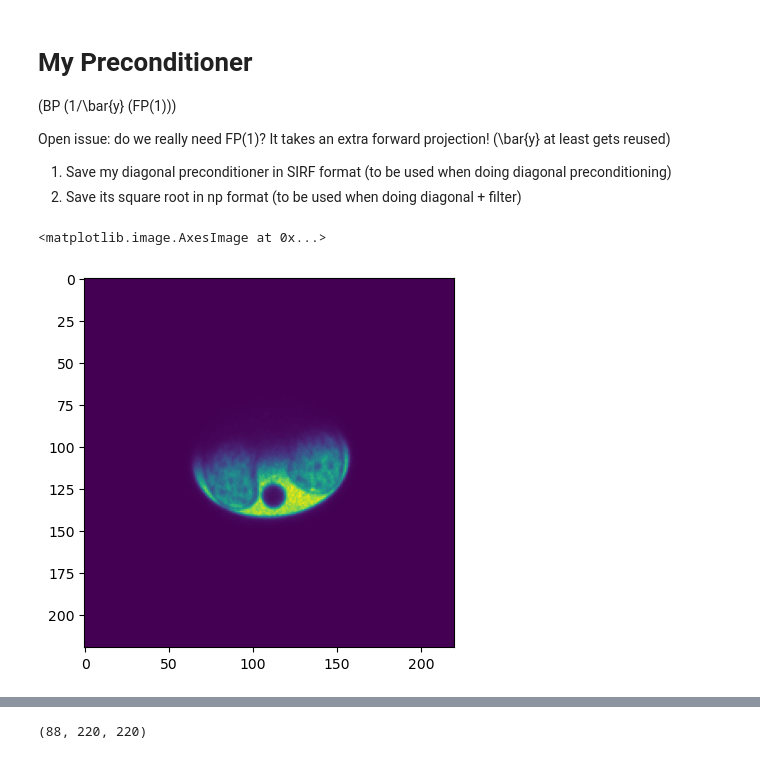
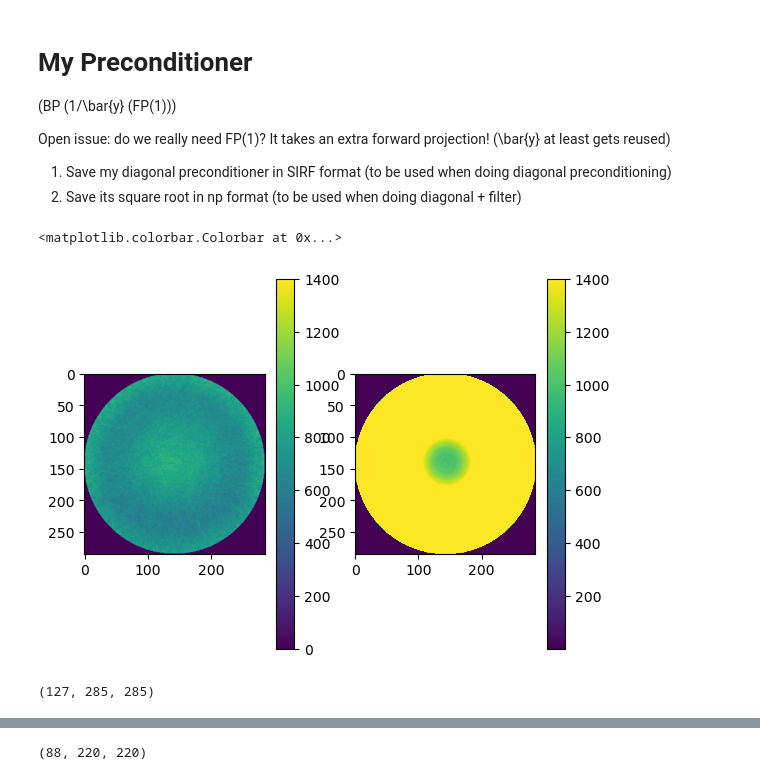
Before and after one commit to SyneRBI/PETRIC-Tomo-Unimib, a Jupyter notebook: myRec.ipynb, the cells around one changed output, grey strips where cells are left out. Saved outputs shown, nothing was run; the diff lists cells and outputs as text; code cells hidden in the pictures.

```diff
--- a/myRec.ipynb
+++ b/myRec.ipynb
@@ -12,7 +12,7 @@ import scipy.ndimage as ndi # used to do some processing on the images
 STIR.AcquisitionData.set_storage_scheme('memory')
 # %%
 # path of the folder containing all the needed input data
-data_path = '/mnt/share/petric/Siemens_Vision600_thorax'
+data_path = '/mnt/share/petric/Siemens_mMR_ACR'
 # %%
 STIR.set_verbosity(1)
 # %% [markdown]
@@ -184,11 +145,17 @@ Open issue: do we really need FP(1)? It takes an extra forward projection! (\bar
 1. Save my diagonal preconditioner in SIRF format (to be used when doing diagonal preconditioning)
 2. Save its square root in np format (to be used when doing diagonal + filter)
 # %%
+plt.subplot(121)
 image.max()
-plt.imshow(image.as_array()[72,:,:])
+plt.imshow(kappa.as_array()[12,:,:],vmax=1400)
+plt.colorbar()
+plt.subplot(122)
+image.max()
+plt.imshow(myKsqroot[12,:,:],vmax=1400)
+plt.colorbar()
 # %% [output]
-<matplotlib.image.AxesImage at 0x...>
+<matplotlib.colorbar.Colorbar at 0x...>
-[figure, old version]
+[figure, new version]
 # %%
 
 
@@ -199,0 +169,4 @@ myKsqroot = np.sqrt(myK.as_array()+1e-10)
+# %%
+myKsqroot.shape
+# %% [output]
+(127, 285, 285)
```
Also changed, not shown: parts of 6 cells of this notebook, 2 other files.
